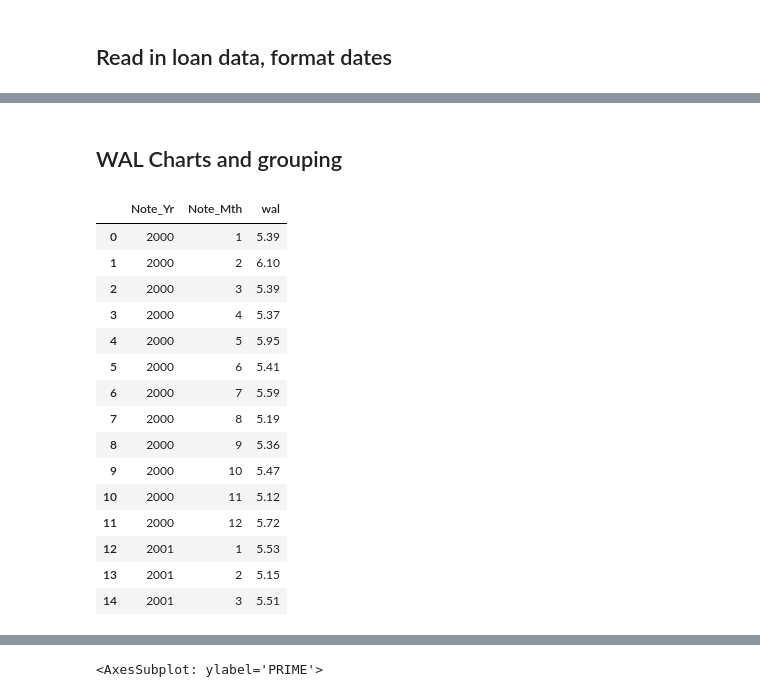
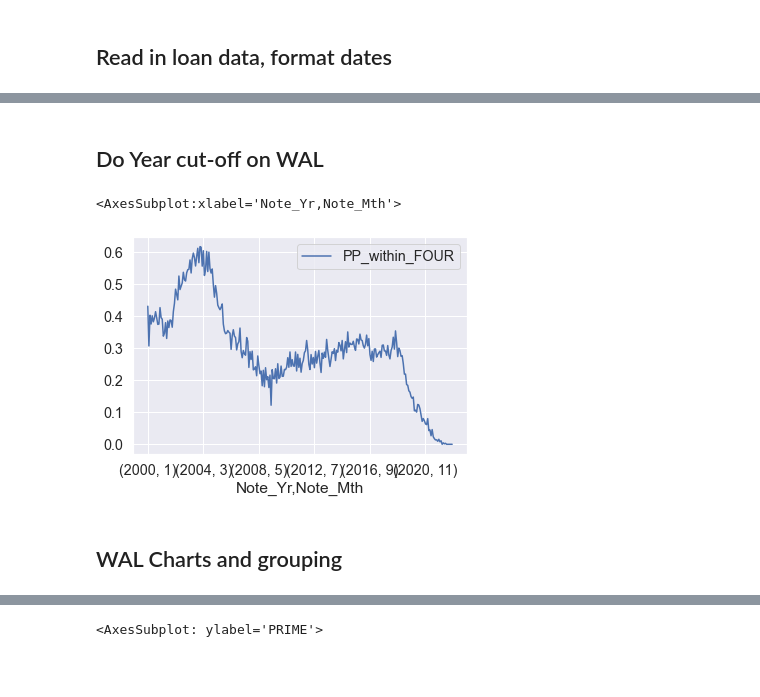
Before and after one commit to laramiedunlap/workstation_transfers, a Jupyter notebook: load_prime_table/prime.ipynb, the cells around one changed output, grey strips where cells are left out. Drawn from its saved outputs; the diff is of its cells as text; code cells hidden in the pictures; blank space fills up the shorter version.

```diff
--- a/load_prime_table/prime.ipynb
+++ b/load_prime_table/prime.ipynb
@@ -114,38 +92,12 @@ test_df['PP_Qty'] = test_df[['PrepayMthsQty','DefaultMthsQty']].apply(coalesce_l
+# %% [markdown]
+## Do Year cut-off on WAL
 # %%
-# group_df = test_df[['Note_Yr','Note_Mth','PP_Qty']].groupby(['Note_Yr','Note_Mth'])['PP_Qty'].agg(total_count= 'count', PP_within_FOUR= lambda x: x[x<=48].count()/len(x), \
-#                                                     PP_within_SEVEN= lambda x: x[x<=86].count()/len(x) )
+group_df = test_df[['Note_Yr','Note_Mth','PP_Qty']].groupby(['Note_Yr','Note_Mth'])['PP_Qty'].agg(total_count= 'count', PP_within_FOUR= lambda x: x[x<=48].count()/len(x), \
+                                                    PP_within_SEVEN= lambda x: x[x<=86].count()/len(x) )
 
-# group_df[['PP_within_FOUR']].plot()
+group_df[['PP_within_FOUR']].plot()
+# %% [output]
+<AxesSubplot:xlabel='Note_Yr,Note_Mth'>
+[figure, added]
 # %% [markdown]
 ## WAL Charts and grouping
-# %%
-import seaborn as sns
-import matplotlib.pyplot as plt
-
-def wal(grp):
-    return ( round((grp['LoanAmt'] * grp['PP_Qty']).sum() / grp['LoanAmt'].sum() /12, 2) )
-
-wal_groups = test_df[['GP','Note_Yr','Note_Mth','LoanAmt','PP_Qty']].groupby(['Note_Yr','Note_Mth'])[['LoanAmt','PP_Qty']].apply(wal)
-wal_groups = pd.DataFrame(wal_groups)
-
-wal_groups = wal_groups.reset_index().rename(columns={0: 'wal'})
-
-
-wal_groups.head(15)
-# %% [output]
-|  | Note_Yr | Note_Mth | wal |
-| 0 | 2000 | 1 | 5.39 |
-| 1 | 2000 | 2 | 6.10 |
-| 2 | 2000 | 3 | 5.39 |
-| 3 | 2000 | 4 | 5.37 |
-| 4 | 2000 | 5 | 5.95 |
-| 5 | 2000 | 6 | 5.41 |
-| 6 | 2000 | 7 | 5.59 |
-| 7 | 2000 | 8 | 5.19 |
-| 8 | 2000 | 9 | 5.36 |
-| 9 | 2000 | 10 | 5.47 |
-| 10 | 2000 | 11 | 5.12 |
-| 11 | 2000 | 12 | 5.72 |
-| 12 | 2001 | 1 | 5.53 |
-| 13 | 2001 | 2 | 5.15 |
-| 14 | 2001 | 3 | 5.51 |
```
Also changed, not shown: parts of 21 cells of this notebook, 2 other files.
